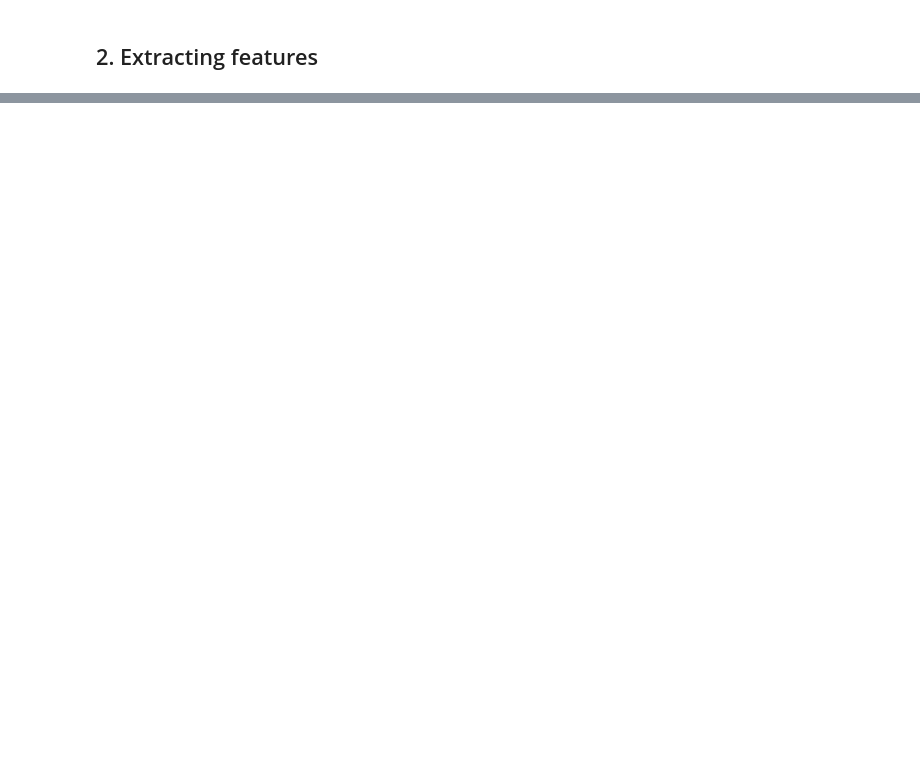
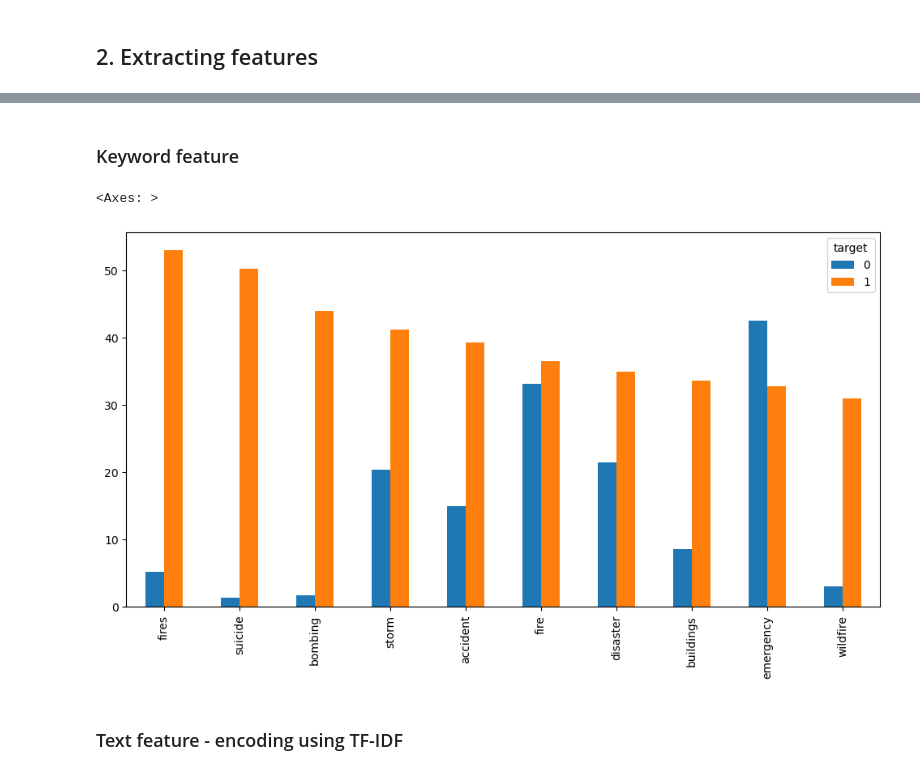
Before and after one commit to magnusrodseth/disaster-tweets, a Jupyter notebook: notebook.ipynb, the cells around one changed output, grey strips where cells are left out. Saved outputs shown, nothing was run; the diff lists cells and outputs as text; code cells hidden in the pictures; blank space fills up the shorter version.

```diff
--- a/notebook.ipynb
+++ b/notebook.ipynb
@@ -659,0 +311,29 @@ Accuracy after GridSearchCV:  0.9163319946452476
+# %%
+def create_ngrams(text, n):
+    tokens = word_tokenize(text)
+    n_grams = list(ngrams(tokens, n))
+    return n_grams
+
+
+df_train['bigrams'] = df_train['text'].apply(lambda x: create_ngrams(x, 2))
+df_train['trigrams'] = df_train['text'].apply(lambda x: create_ngrams(x, 3))
+
+df_test['bigrams'] = df_test['text'].apply(lambda x: create_ngrams(x, 2))
+df_test['trigrams'] = df_test['text'].apply(lambda x: create_ngrams(x, 3))
+# %%
+def create_ngrams_string(ngram_list):
+    ngram_words = ['_'.join(ngram) for ngram in ngram_list]
+    ngram_string = ' '.join(ngram_words)
+    return ngram_string
+
+def add_ngrams(df):
+    df_temp = df.copy()
+
+    df_temp['bigrams'] = df['bigrams'].apply(lambda x: create_ngrams_string(x))
+    df_temp['trigrams'] = df['trigrams'].apply(lambda x: create_ngrams_string(x))
+
+    df['text_with_ngrams'] = df['text'] + ' ' +  df_temp['bigrams'] + ' ' + df_temp['trigrams']
+    return df
+
+df_train = add_ngrams(df_train)
+df_test = add_ngrams(df_test)
@@ -659,0 +396,20 @@ Accuracy after GridSearchCV:  0.9163319946452476
+# %% [markdown]
+### Keyword feature
+# %%
+# Initialize the vectorizer
+vectorizer = TfidfVectorizer(max_features=1000)
+
+keyword_embedded = vectorizer.fit_transform(df_train['keyword'])
+keyword_embedded_df = pd.DataFrame(keyword_embedded.toarray(), columns=vectorizer.get_feature_names_out(), index=df_train.index)
+
+keyword_embedded_test = vectorizer.transform(df_test['keyword'])
+keyword_embedded_test_df = pd.DataFrame(keyword_embedded_test.toarray(), columns=vectorizer.get_feature_names_out(), index=df_test.index)
+# %%
+# Bar chart of keywords with the highest number of accidents
+keyword_embedded_df['target'] = df_train['target']
+keyword_embedded_df.groupby('target').sum().T.sort_values(1, ascending=False).head(10).plot(kind='bar', figsize=(12, 6))
+# %% [output]
+<Axes: >
+[figure, added]
+# %% [markdown]
+### Text feature - encoding using TF-IDF
```
Also changed, not shown: parts of 83 cells of this notebook, 17 other files.
